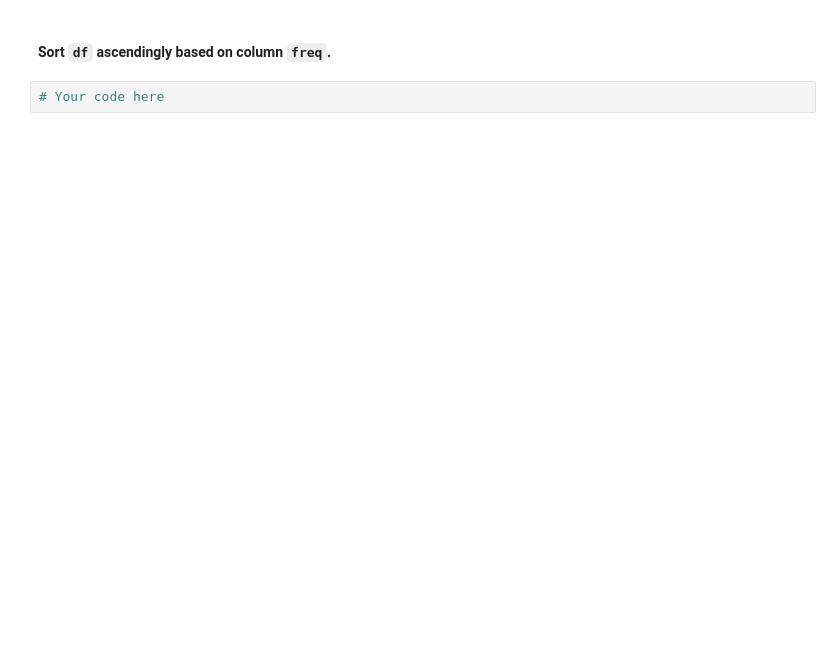
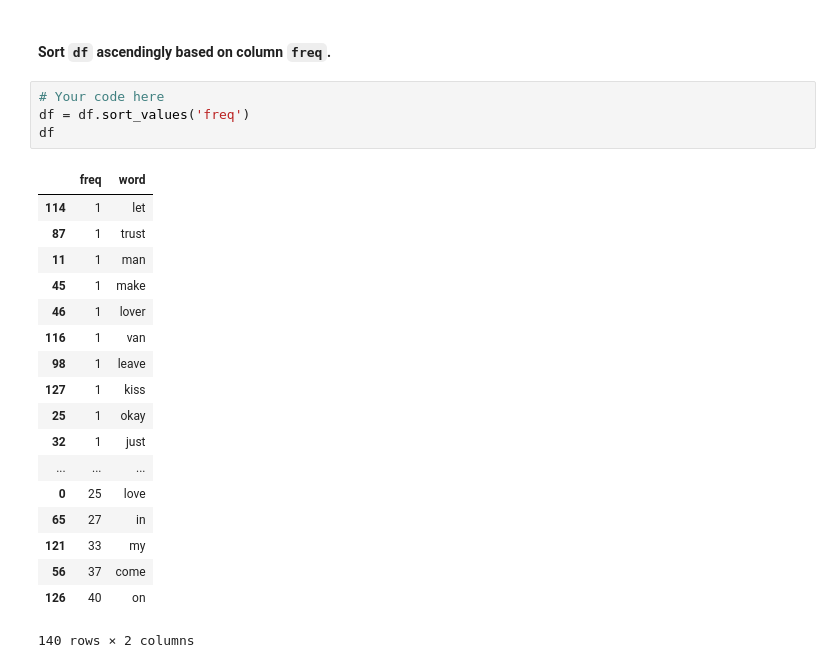
Before and after one commit to ironhack-labs/data-labs, a Jupyter notebook: module-1/lab-tuple-set-dict/your-code/challenge-3.ipynb, the cells around one changed output. Cells and saved outputs as stored; diff of their text form; blank space fills up the shorter version.

```diff
--- a/module-1/lab-tuple-set-dict/your-code/challenge-3.ipynb
+++ b/module-1/lab-tuple-set-dict/your-code/challenge-3.ipynb
@@ -87,3 +152,24 @@ With the Pandas DataFrame, you can sort the values easily with the built-in meth
 #### Sort `df` ascendingly based on column `freq`.
 # %%
 # Your code here
+df = df.sort_values('freq')
+df
+# %% [output]
+|  | freq | word |
+| 114 | 1 | let |
+| 87 | 1 | trust |
+| 11 | 1 | man |
+| 45 | 1 | make |
+| 46 | 1 | lover |
+| 116 | 1 | van |
+| 98 | 1 | leave |
+| 127 | 1 | kiss |
+| 25 | 1 | okay |
+| 32 | 1 | just |
+| ... | ... | ... |
+| 0 | 25 | love |
+| 65 | 27 | in |
+| 121 | 33 | my |
+| 56 | 37 | come |
+| 126 | 40 | on |
+140 rows × 2 columns
```
Also changed, not shown: parts of 7 cells of this notebook.
